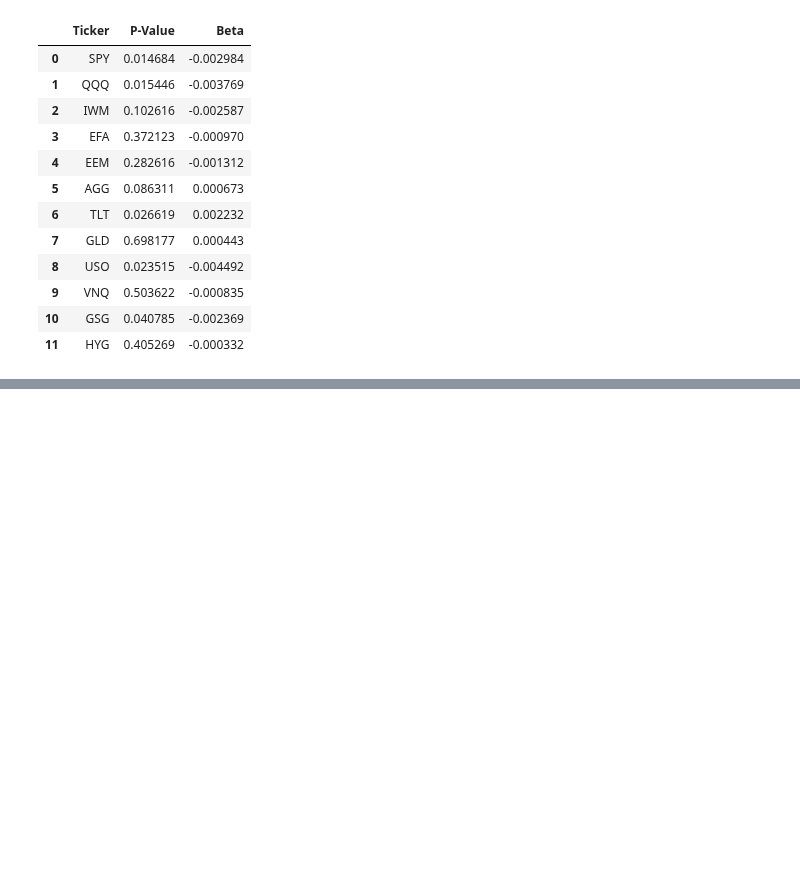
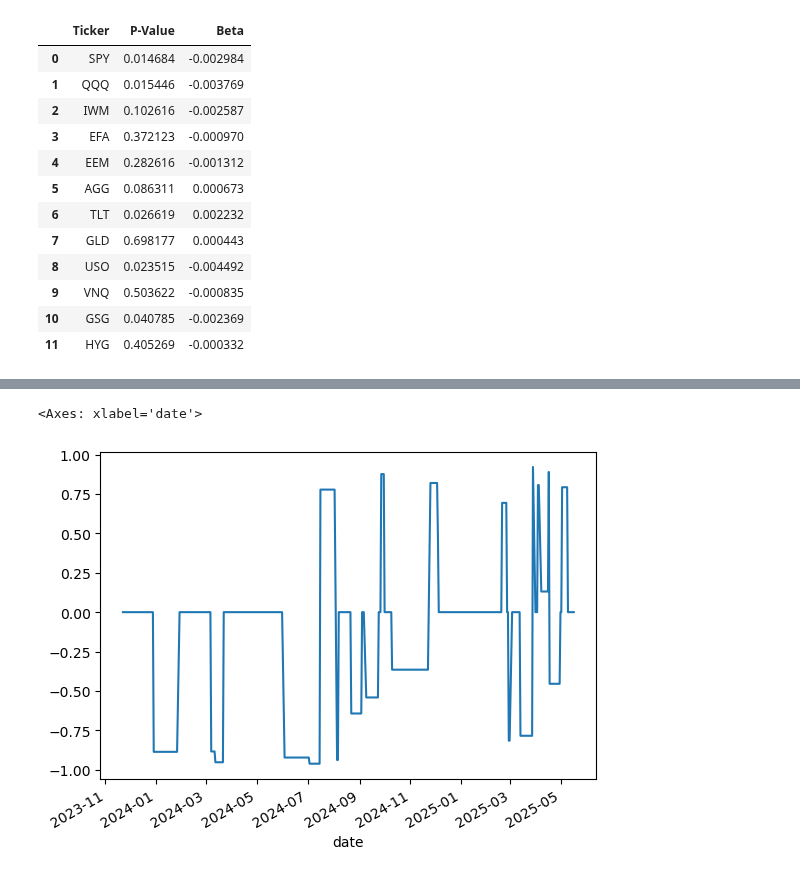
Before and after one commit to Kunj121/MacroFinance_HW2, a Jupyter notebook: project/regressions.ipynb, the cells around one changed output, grey strips where cells are left out. Cells and saved outputs as stored; diff of their text form; code cells hidden in the pictures; blank space fills up the shorter version.

```diff
--- a/project/regressions.ipynb
+++ b/project/regressions.ipynb
@@ -81,4 +81,4 @@ Name: count, dtype: int64
 # Save to CSV
 combined.to_csv('finbert_sentiments.csv', index=False)
 # %%
-combined
+combined = pd.read_csv('finbert_sentiments.csv')
@@ -188,6 +174,8 @@ date
 2023-11-27  0.016704  0.006738 -0.012143  0.003636 -0.010116  0.001467
 2023-11-28  0.001972  0.013332  0.018582  0.006621  0.015085  0.004394
 2023-11-29  0.012571  0.001479  0.017682  0.006950  0.010067  0.005435
+# %%
+combined['date'] = pd.to_datetime(combined['date'])
 # %%
 import numpy as np
 
@@ -336,0 +342,5 @@ p_vals_df
+# %%
+merged_df['numeric_sentiment'].plot()
+# %% [output]
+<Axes: xlabel='date'>
+[figure, added]
```
Also changed, not shown: parts of 8 cells of this notebook, 1 other file.
